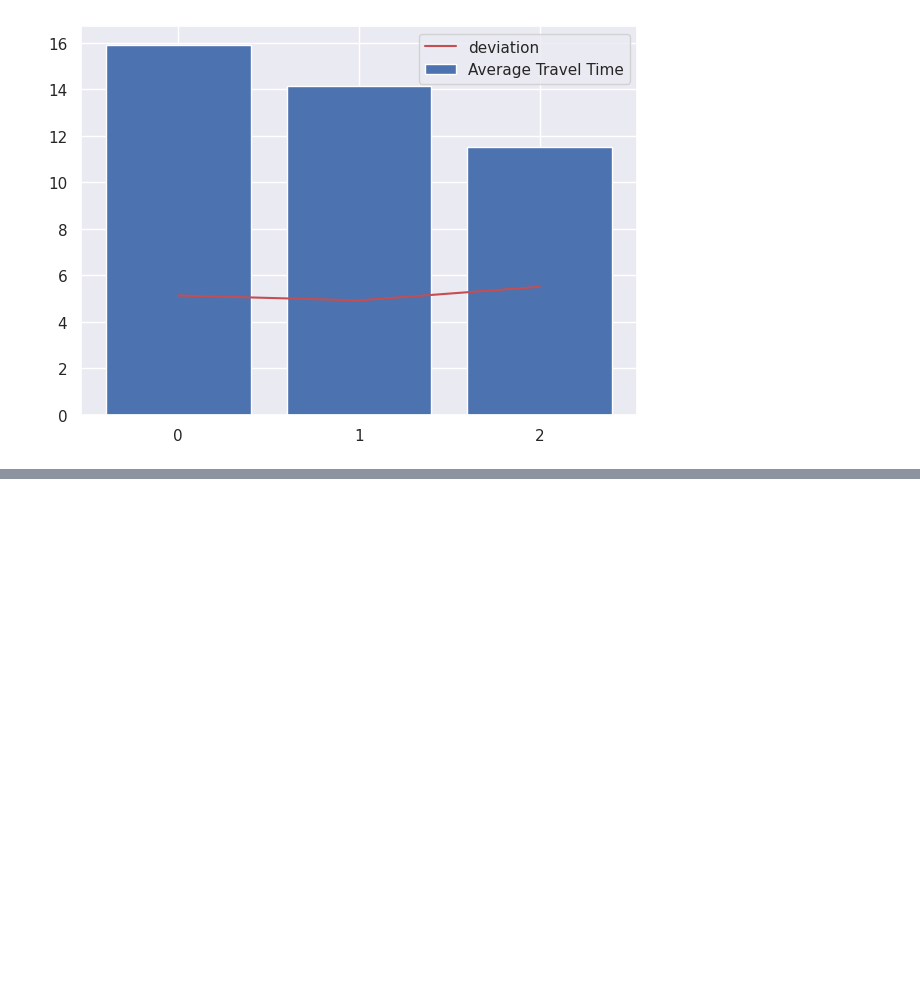
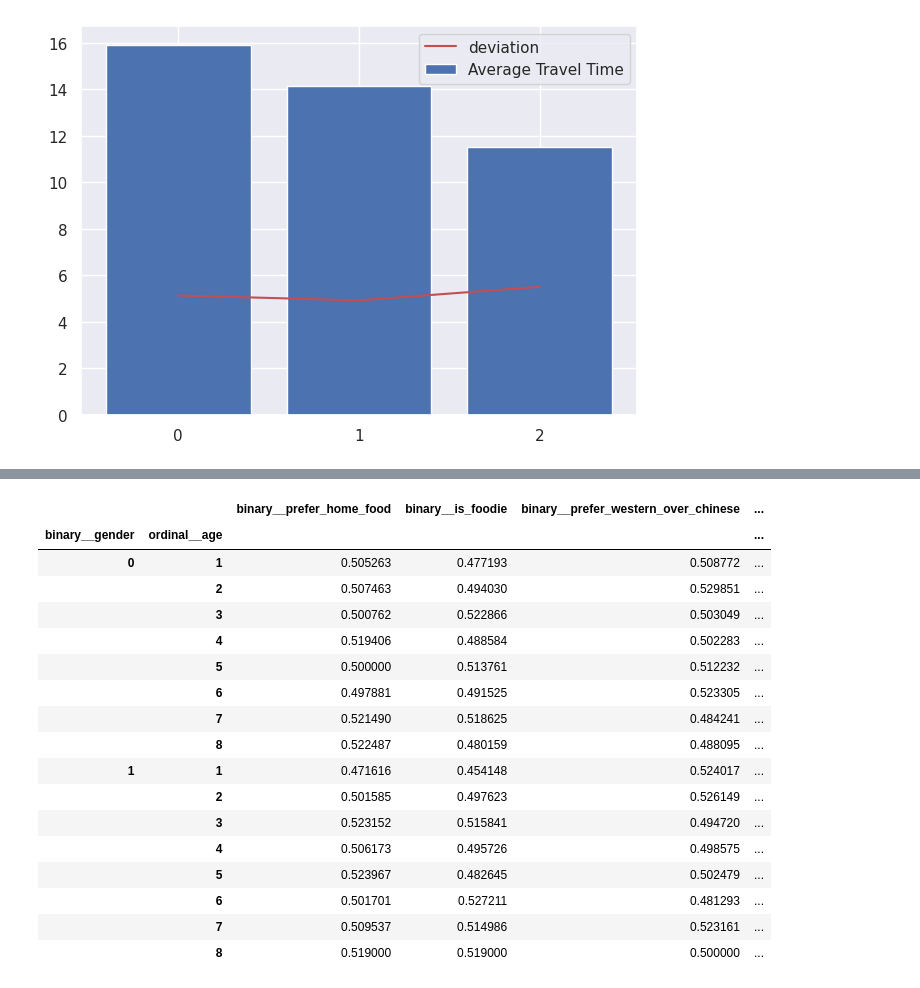
Before and after one commit to risan-raja/msiit, a Jupyter notebook: risan-raja-marketing-strategy-submission-sep-2022.ipynb, the cells around one changed output, grey strips where cells are left out. Drawn from its saved outputs; the diff is of its cells as text; code cells hidden in the pictures; blank space fills up the shorter version.

```diff
--- a/risan-raja-marketing-strategy-submission-sep-2022.ipynb
+++ b/risan-raja-marketing-strategy-submission-sep-2022.ipynb
@@ -20,6 +20,8 @@ from category_encoders import (
     TargetEncoder,
     WOEEncoder,
 )
+warnings.filterwarnings("ignore")
+
 import uuid
 from sklearn.experimental import enable_iterative_imputer
 from sklearn import set_config
@@ -98,7 +100,7 @@ KAGGLE_ENV = 1
 DATA_INPUT = "/kaggle/input/marketing-strategy-personalised-offer/"
 DATA_OUTPUT = "/kaggle/working/"
 cwd = os.path.abspath(os.getcwd())
-if "mlop3n/Pycharm" in cwd or "u164131" in cwd:
+if "mlop3n/Pycharm" in cwd or "u170690" in cwd:
     KAGGLE_ENV = 0
     DATA_INPUT = "kaggle/input/marketing-strategy-personalised-offer/"
     DATA_OUTPUT = "kaggle/working/"
@@ -588,5 +590,16 @@ f_groups = {
     "weather": weather,
     "wealth": wealth,
 }
+data['pref_profile'] =0
+eval_data['pref_profile'] =0
+def pref_profile(row):
+    profile_str=''
+    for c in prefs:
+        profile_str+=str(row[c])
+    profile_code = int(profile_str,2)
+    row['pref_profile'] = profile_code
+    return row
+data = data.apply(pref_profile,axis=1)
+eval_data = eval_data.apply(pref_profile,axis=1)
 # %% [output]
 Do you want to use new data? n
@@ -870,16 +902,3 @@ _ = plt.plot(destination_travel_time["Std"], "-r", label="deviation")
 _ = plt.legend()
 # %% [output]
 [figure]
-# %%
-closeness_ranks = {0: 3, 1: 2, 2: 1}
-
-
-def rank_closeness(row):
-    row["nominal__drop_location"] = closeness_ranks[row["nominal__drop_location"]]
-    return row
-
-
-data = data.apply(rank_closeness, axis=1)
-eval_data = eval_data.apply(rank_closeness, axis=1)
-data.rename({"nominal__drop_location": "ordinal__dest_distance"})
-eval_data.rename({"nominal__drop_location": "ordinal__dest_distance"})
@@ -887,0 +1006,22 @@ eval_data.rename({"nominal__drop_location": "ordinal__dest_distance"})
+# %%
+bio_pref_ratio = data.groupby(bio)[prefs+['target']].sum()/data.groupby(bio)[prefs+['target']].count()
+bio_pref_ratio.style.background_gradient()
+# %% [output]
+|  |  | binary__prefer_home_food | binary__is_foodie | binary__prefer_western_over_chinese | ... |
+| binary__gender | ordinal__age |  |  |  | ... |
+| 0 | 1 | 0.505263 | 0.477193 | 0.508772 | ... |
+|  | 2 | 0.507463 | 0.494030 | 0.529851 | ... |
+|  | 3 | 0.500762 | 0.522866 | 0.503049 | ... |
+|  | 4 | 0.519406 | 0.488584 | 0.502283 | ... |
+|  | 5 | 0.500000 | 0.513761 | 0.512232 | ... |
+|  | 6 | 0.497881 | 0.491525 | 0.523305 | ... |
+|  | 7 | 0.521490 | 0.518625 | 0.484241 | ... |
+|  | 8 | 0.522487 | 0.480159 | 0.488095 | ... |
+| 1 | 1 | 0.471616 | 0.454148 | 0.524017 | ... |
+|  | 2 | 0.501585 | 0.497623 | 0.526149 | ... |
+|  | 3 | 0.523152 | 0.515841 | 0.494720 | ... |
+|  | 4 | 0.506173 | 0.495726 | 0.498575 | ... |
+|  | 5 | 0.523967 | 0.482645 | 0.502479 | ... |
+|  | 6 | 0.501701 | 0.527211 | 0.481293 | ... |
+|  | 7 | 0.509537 | 0.514986 | 0.523161 | ... |
+|  | 8 | 0.519000 | 0.519000 | 0.500000 | ... |
```
Also changed, not shown: parts of 30 cells of this notebook, 3 other files.
